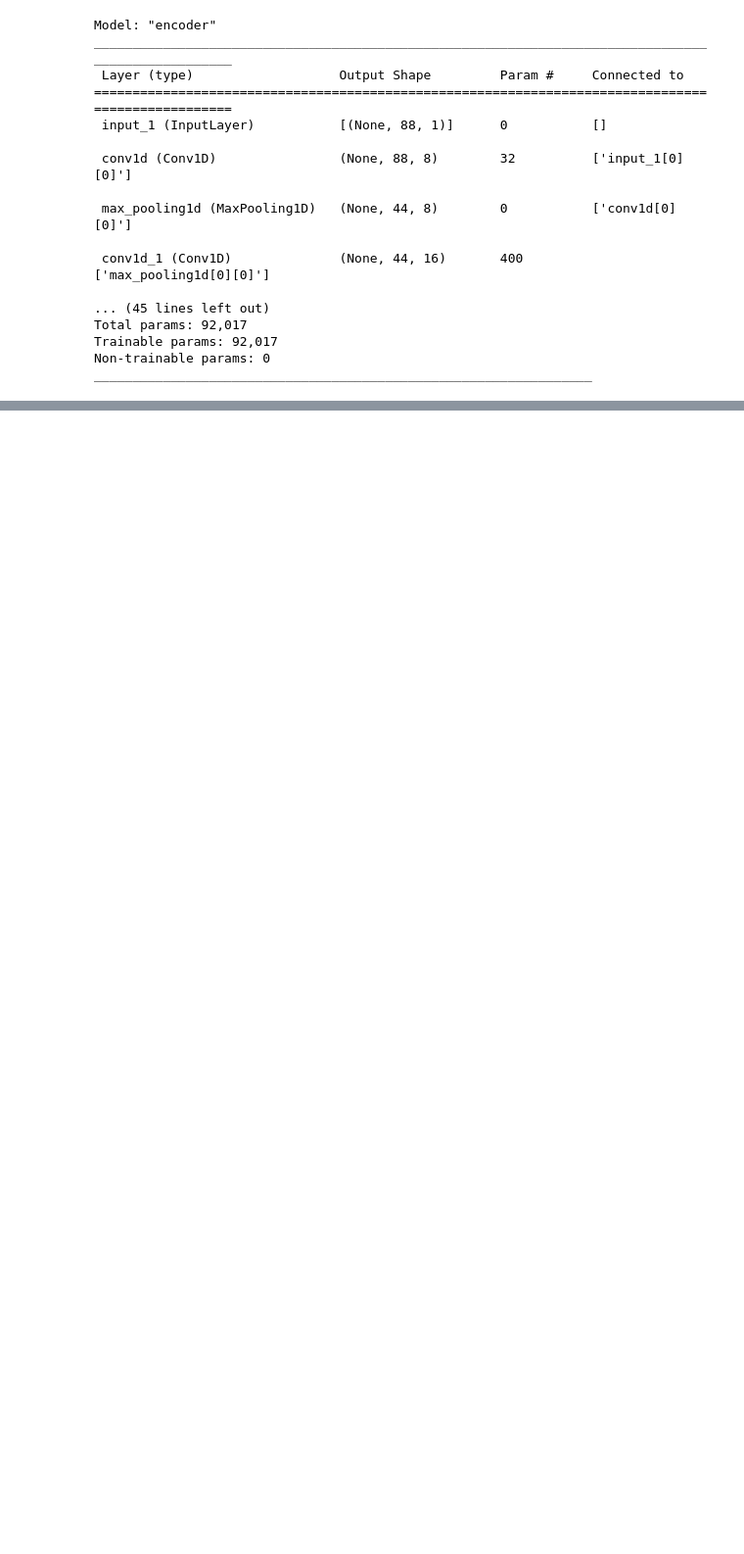
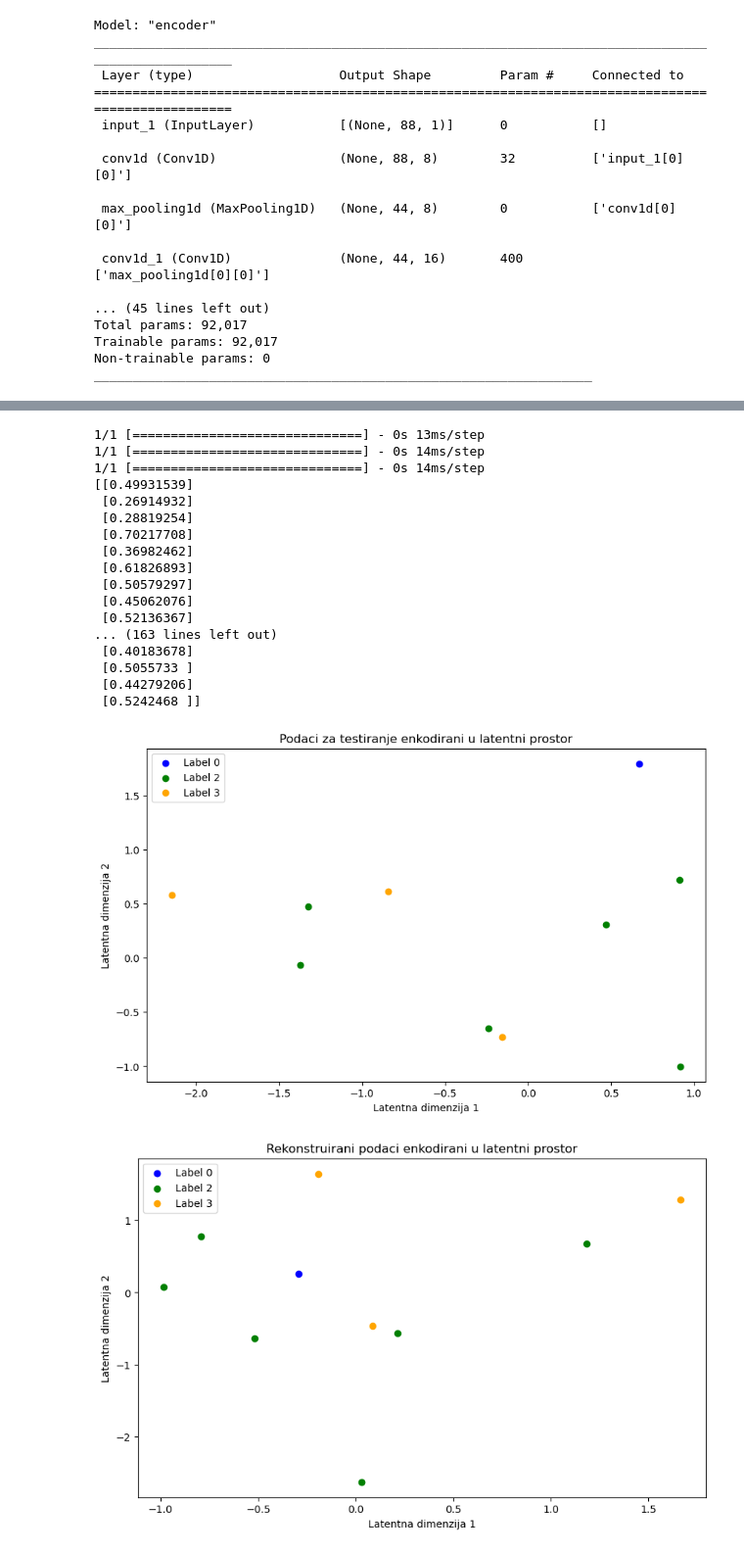
Before and after one commit to bruno4355/Diplomski-rad, a Jupyter notebook: dokument/exp_doc.ipynb, the cells around one changed output, grey strips where cells are left out. Shown at 98% size. Drawn from its saved outputs; the diff is of its cells as text; code cells hidden in the pictures; blank space fills up the shorter version.

```diff
--- a/dokument/exp_doc.ipynb
+++ b/dokument/exp_doc.ipynb
@@ -485,0 +463,46 @@ p-value: 0.12093287188471875 0.6743161500801085
+# %%
+
+# Step 1: Randomly Select Peptides
+num_peptides_to_visualize = 10  # Choose the number of peptides you want to visualize
+selected_indices = np.random.choice(len(x_test), num_peptides_to_visualize, replace=False)
+
+# Step 2: Get Subset of Data
+selected_peptides = x_test[selected_indices]
+selected_labels = y_test[selected_indices]
+
+# Step 3: Perform Reconstruction
+_, _, encoded_selected_peptides = vae.encoder.predict(selected_peptides)
+reconstructed_peptides = vae.decoder.predict(encoded_selected_peptides)
+_, _, encoded_reconstructed_peptides = vae.encoder.predict(reconstructed_peptides)
+
+print(selected_peptides[2])
+print(reconstructed_peptides[2])
+
+# Step 4: Visualization
+plt.figure(figsize=(10, 6))
+plt.title("Podaci za testiranje enkodirani u latentni prostor")
+plot_input_data(encoded_selected_peptides, selected_labels)
+
+plt.figure(figsize=(10, 6))
+plt.title("Rekonstruirani podaci enkodirani u latentni prostor")
+plot_reconstructed_data(encoded_reconstructed_peptides, selected_labels)
+# %% [output]
+1/1 [==============================] - 0s 13ms/step
+1/1 [==============================] - 0s 14ms/step
+1/1 [==============================] - 0s 14ms/step
+[[0.49931539]
+ [0.26914932]
+ [0.28819254]
+ [0.70217708]
+ [0.36982462]
+ [0.61826893]
+ [0.50579297]
+ [0.45062076]
+ [0.52136367]
+... (163 lines left out)
+ [0.40183678]
+ [0.5055733 ]
+ [0.44279206]
+ [0.5242468 ]]
+[figure, added]
+[figure, added]
```
Also changed, not shown: parts of 13 cells of this notebook, 6 other files.
